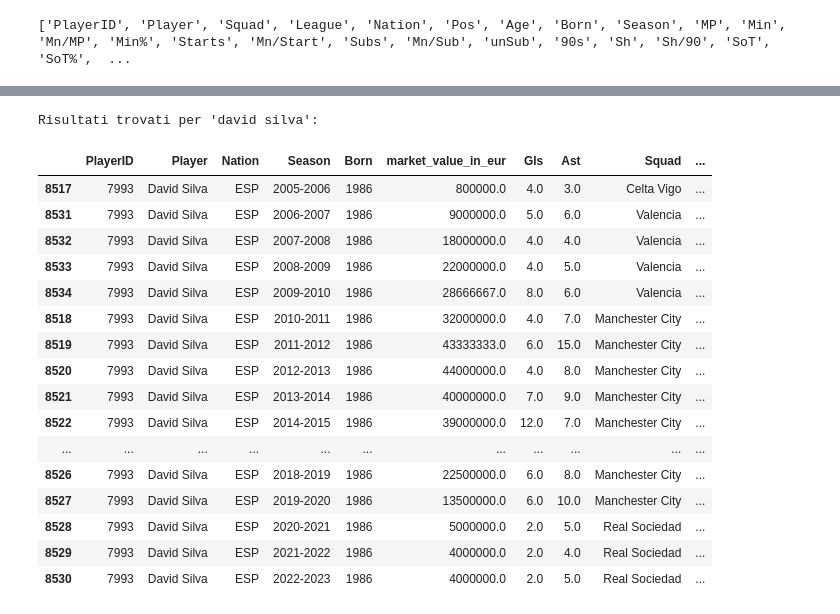
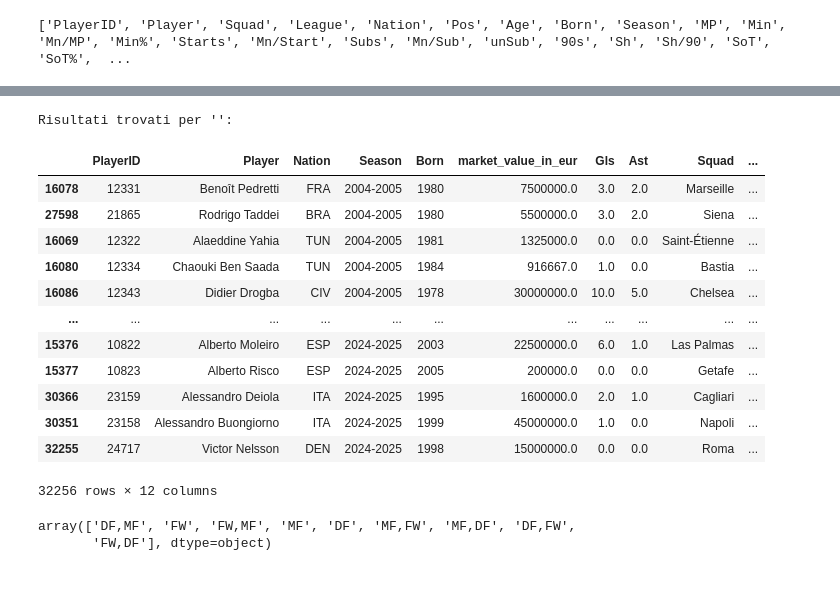
Before and after one commit to ClaudioNuncibello/TransferMarketML, a Jupyter notebook: Dataset/creationDataset.ipynb, the cells around one changed output, grey strips where cells are left out. Cells and saved outputs as stored; diff of their text form; code cells hidden in the pictures; blank space fills up the shorter version.

Commit message:
modify dataset

```diff
--- a/Dataset/creationDataset.ipynb
+++ b/Dataset/creationDataset.ipynb
@@ -176,33 +175,29 @@ dtype: int64
 Media di stagioni registrate per giocatore: 4.60
 # %%
 # Inserisci qui il nome o parte del nome del giocatore
-cerca_nome = "david silva"
+cerca_nome = ""
 
 # Filtro dinamico (non importa se scrivi maiuscolo o minuscolo)
 risultato_ricerca = df_final_dataset[df_final_dataset['Player'].str.contains(cerca_nome, case=False, na=False)]
 
 if not risultato_ricerca.empty:
     print(f"Risultati trovati per '{cerca_nome}':")
     # Mostriamo solo alcune colonne chiave per leggibilità
-    display(risultato_ricerca[['PlayerID', 'Player', 'Nation', 'Season', 'Born', 'market_value_in_eur', 'Gls', 'Ast', 'Squad','match_year', 'valuation_season']].sort_values('Season'))
+    display(risultato_ricerca[['PlayerID', 'Player', 'Nation', 'Season', 'Born', 'market_value_in_eur', 'Gls', 'Ast', 'Squad','match_year', 'valuation_season', 'Pos']].sort_values('Season'))
 else:
     print(f"Nessun giocatore trovato con il nome: {cerca_nome}")
 # %% [output]
-Risultati trovati per 'david silva':
+Risultati trovati per '':
 |  | PlayerID | Player | Nation | Season | Born | market_value_in_eur | Gls | Ast | Squad | ... |
-| 8517 | 7993 | David Silva | ESP | 2005-2006 | 1986 | 800000.0 | 4.0 | 3.0 | Celta Vigo | ... |
-| 8531 | 7993 | David Silva | ESP | 2006-2007 | 1986 | 9000000.0 | 5.0 | 6.0 | Valencia | ... |
-| 8532 | 7993 | David Silva | ESP | 2007-2008 | 1986 | 18000000.0 | 4.0 | 4.0 | Valencia | ... |
-| 8533 | 7993 | David Silva | ESP | 2008-2009 | 1986 | 22000000.0 | 4.0 | 5.0 | Valencia | ... |
-| 8534 | 7993 | David Silva | ESP | 2009-2010 | 1986 | 28666667.0 | 8.0 | 6.0 | Valencia | ... |
-| 8518 | 7993 | David Silva | ESP | 2010-2011 | 1986 | 32000000.0 | 4.0 | 7.0 | Manchester City | ... |
-| 8519 | 7993 | David Silva | ESP | 2011-2012 | 1986 | 43333333.0 | 6.0 | 15.0 | Manchester City | ... |
-| 8520 | 7993 | David Silva | ESP | 2012-2013 | 1986 | 44000000.0 | 4.0 | 8.0 | Manchester City | ... |
-| 8521 | 7993 | David Silva | ESP | 2013-2014 | 1986 | 40000000.0 | 7.0 | 9.0 | Manchester City | ... |
-| 8522 | 7993 | David Silva | ESP | 2014-2015 | 1986 | 39000000.0 | 12.0 | 7.0 | Manchester City | ... |
+| 16078 | 12331 | Benoît Pedretti | FRA | 2004-2005 | 1980 | 7500000.0 | 3.0 | 2.0 | Marseille | ... |
+| 27598 | 21865 | Rodrigo Taddei | BRA | 2004-2005 | 1980 | 5500000.0 | 3.0 | 2.0 | Siena | ... |
+| 16069 | 12322 | Alaeddine Yahia | TUN | 2004-2005 | 1981 | 1325000.0 | 0.0 | 0.0 | Saint-Étienne | ... |
+| 16080 | 12334 | Chaouki Ben Saada | TUN | 2004-2005 | 1984 | 916667.0 | 1.0 | 0.0 | Bastia | ... |
+| 16086 | 12343 | Didier Drogba | CIV | 2004-2005 | 1978 | 30000000.0 | 10.0 | 5.0 | Chelsea | ... |
 | ... | ... | ... | ... | ... | ... | ... | ... | ... | ... | ... |
-| 8526 | 7993 | David Silva | ESP | 2018-2019 | 1986 | 22500000.0 | 6.0 | 8.0 | Manchester City | ... |
-| 8527 | 7993 | David Silva | ESP | 2019-2020 | 1986 | 13500000.0 | 6.0 | 10.0 | Manchester City | ... |
-| 8528 | 7993 | David Silva | ESP | 2020-2021 | 1986 | 5000000.0 | 2.0 | 5.0 | Real Sociedad | ... |
-| 8529 | 7993 | David Silva | ESP | 2021-2022 | 1986 | 4000000.0 | 2.0 | 4.0 | Real Sociedad | ... |
-| 8530 | 7993 | David Silva | ESP | 2022-2023 | 1986 | 4000000.0 | 2.0 | 5.0 | Real Sociedad | ... |
+| 15376 | 10822 | Alberto Moleiro | ESP | 2024-2025 | 2003 | 22500000.0 | 6.0 | 1.0 | Las Palmas | ... |
+| 15377 | 10823 | Alberto Risco | ESP | 2024-2025 | 2005 | 200000.0 | 0.0 | 0.0 | Getafe | ... |
+| 30366 | 23159 | Alessandro Deiola | ITA | 2024-2025 | 1995 | 1600000.0 | 2.0 | 1.0 | Cagliari | ... |
+| 30351 | 23158 | Alessandro Buongiorno | ITA | 2024-2025 | 1999 | 45000000.0 | 1.0 | 0.0 | Napoli | ... |
+| 32255 | 24717 | Victor Nelsson | DEN | 2024-2025 | 1998 | 15000000.0 | 0.0 | 0.0 | Roma | ... |
+32256 rows × 12 columns
@@ -208,0 +206,5 @@ Risultati trovati per 'david silva':
+# %%
+df_final_dataset["Pos"].unique()
+# %% [output]
+array(['DF,MF', 'FW', 'FW,MF', 'MF', 'DF', 'MF,FW', 'MF,DF', 'DF,FW',
+       'FW,DF'], dtype=object)
```
Also changed, not shown: parts of 6 cells of this notebook, 2 other files.
